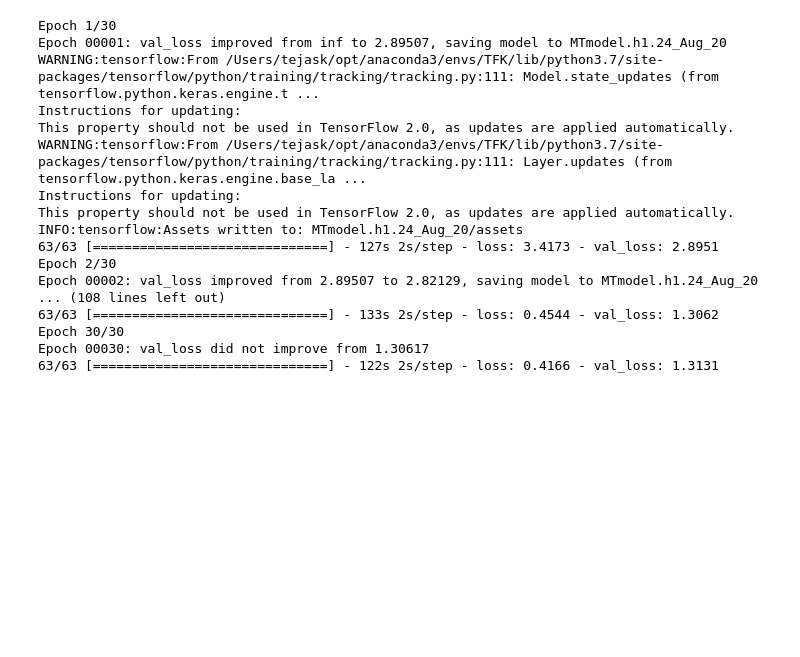
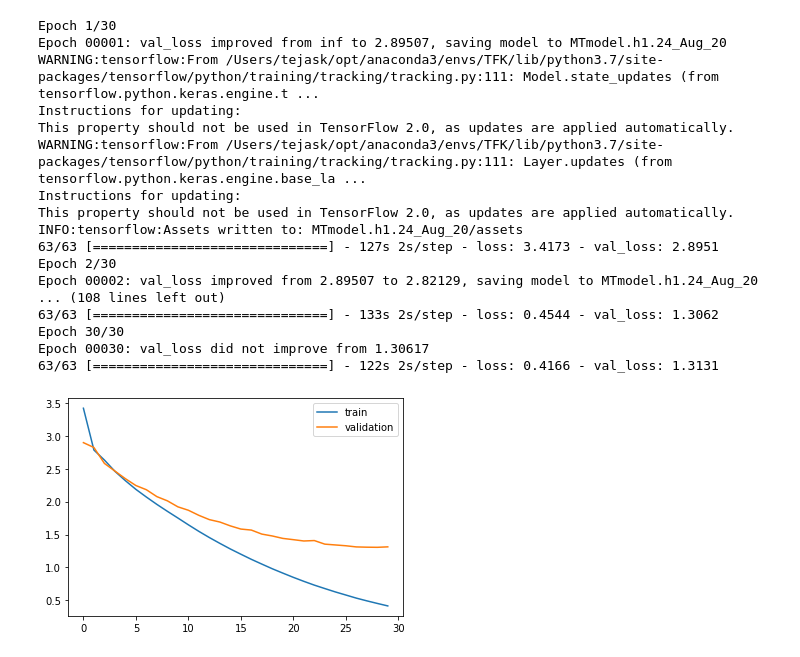
Before and after one commit to tej1996nitrr/DeepNLP, a Jupyter notebook: MachineTranslation/1.MachineTranslationTFK.ipynb, the cells around one changed output. Cells and saved outputs as stored; diff of their text form; code cells hidden in the pictures; blank space fills up the shorter version.

Commit message:
plot for loss, val_loss

```diff
--- a/MachineTranslation/1.MachineTranslationTFK.ipynb
+++ b/MachineTranslation/1.MachineTranslationTFK.ipynb
@@ -163,3 +163,10 @@ Epoch 00002: val_loss improved from 2.89507 to 2.82129, saving model to MTmodel.
 Epoch 30/30
 Epoch 00030: val_loss did not improve from 1.30617
 63/63 [==============================] - 122s 2s/step - loss: 0.4166 - val_loss: 1.3131
+# %%
+plt.plot(history.history['loss'])
+plt.plot(history.history['val_loss'])
+plt.legend(['train','validation'])
+plt.show()
+# %% [output]
+[figure, added]
```
